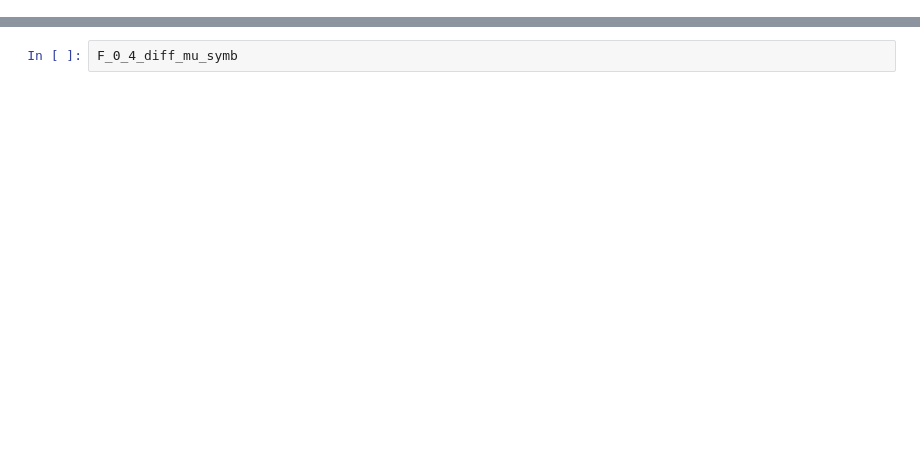
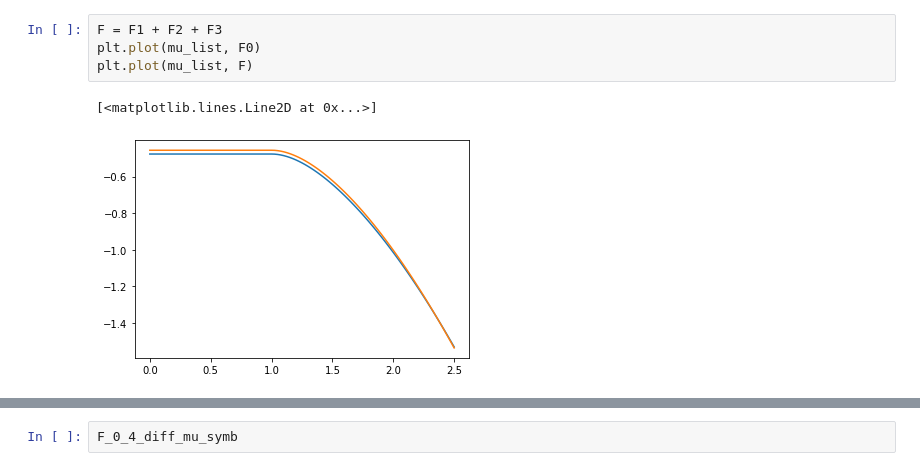
Before and after one commit to martkjoh/prosjektopggave, a Jupyter notebook: scripts/numerikk/test_notebook.ipynb, the cells around one changed output, grey strips where cells are left out. Cells and saved outputs as stored; diff of their text form; blank space fills up the shorter version.

```diff
--- a/scripts/numerikk/test_notebook.ipynb
+++ b/scripts/numerikk/test_notebook.ipynb
@@ -7,0 +24,7 @@ from functions import *
+# %%
+F = F1 + F2 + F3
+plt.plot(mu_list, F0)
+plt.plot(mu_list, F)
+# %% [output]
+[<matplotlib.lines.Line2D at 0x...>]
+[figure, added]
```
Also changed, not shown: parts of 6 cells of this notebook, 32 other files.
